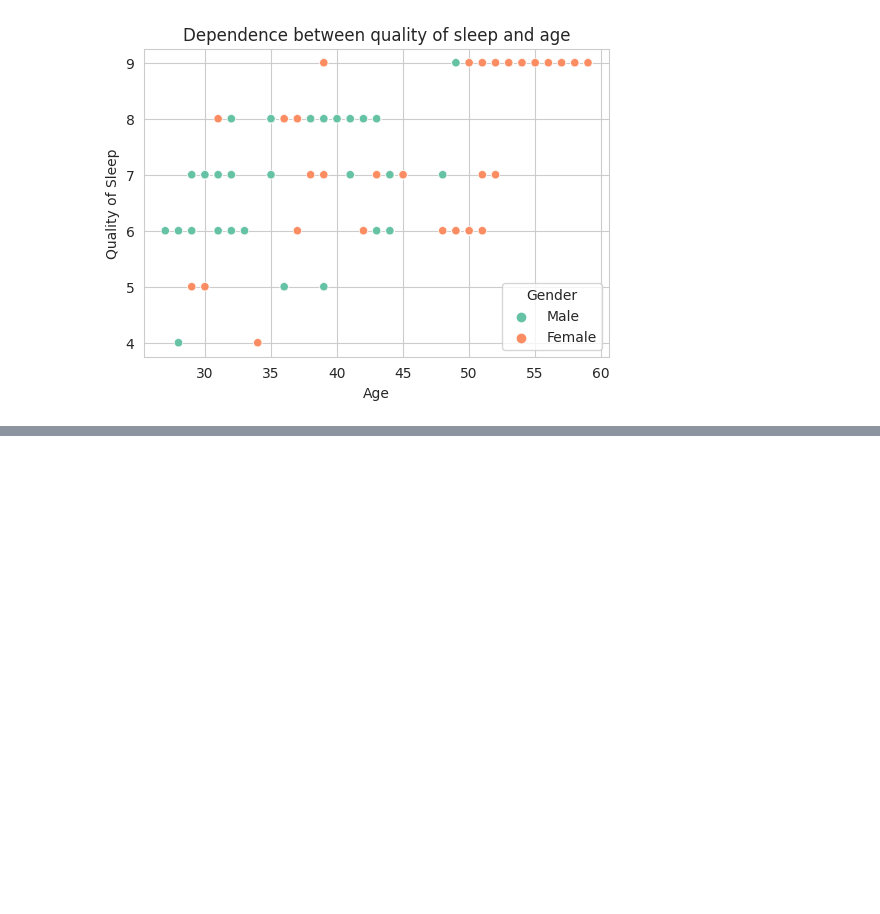
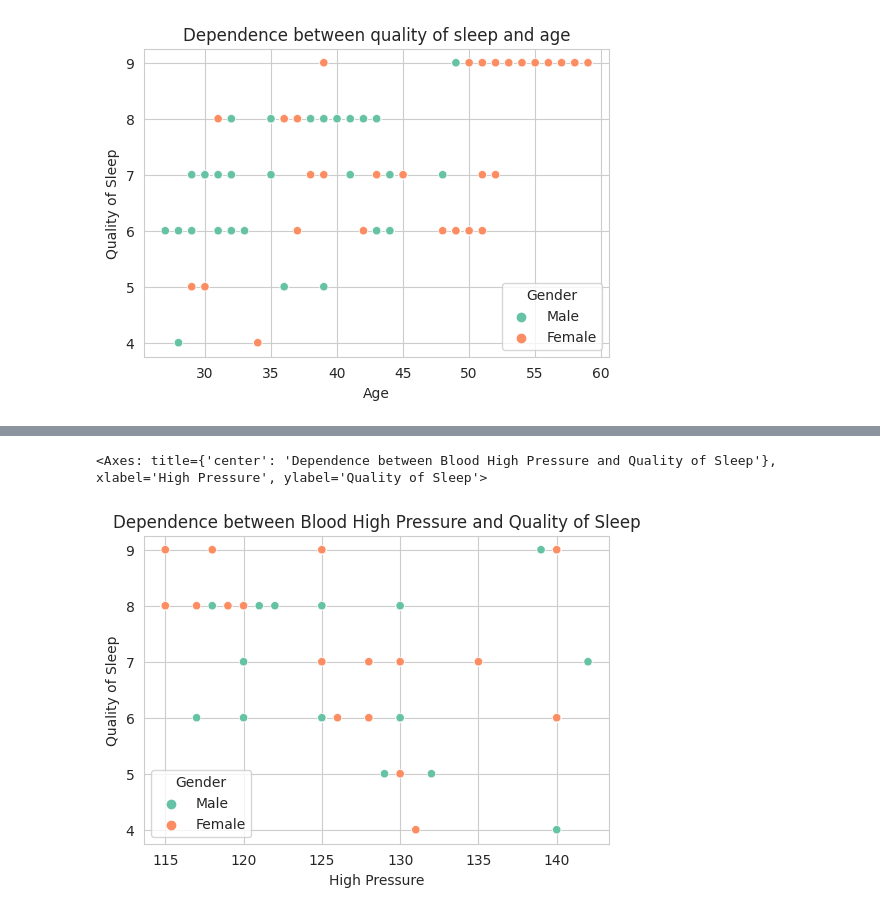
Before and after one commit to MartaSeidler/Kaggle_Sleep_Health_and_Lifestyle, a Jupyter notebook: sleep-health-and-lifestyle.ipynb, the cells around one changed output, grey strips where cells are left out. Saved outputs shown, nothing was run; the diff lists cells and outputs as text; code cells hidden in the pictures; blank space fills up the shorter version.

Commit message:
Kaggle Notebook | Sleep, Health and Lifestyle | Version 5

```diff
--- a/sleep-health-and-lifestyle.ipynb
+++ b/sleep-health-and-lifestyle.ipynb
@@ -194,0 +252,7 @@ sns.scatterplot(data=df, x='Age', y='Quality of Sleep', hue='Gender')
+# %%
+plt.figure(figsize=(6, 4))
+plt.title("Dependence between Blood High Pressure and Quality of Sleep")
+sns.scatterplot(data=df, x='High Pressure', y='Quality of Sleep', hue='Gender')
+# %% [output]
+<Axes: title={'center': 'Dependence between Blood High Pressure and Quality of Sleep'}, xlabel='High Pressure', ylabel='Quality of Sleep'>
+[figure, added]
```
Also changed, not shown: parts of 15 cells of this notebook.
